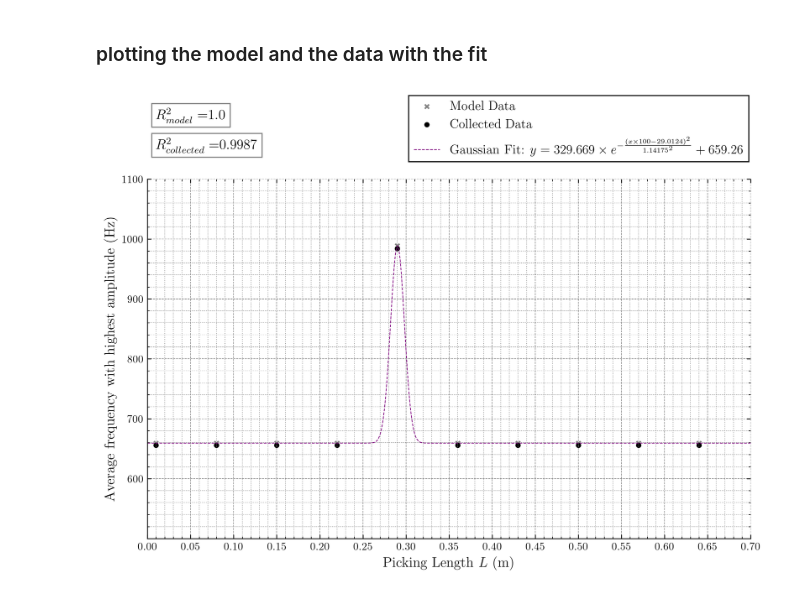
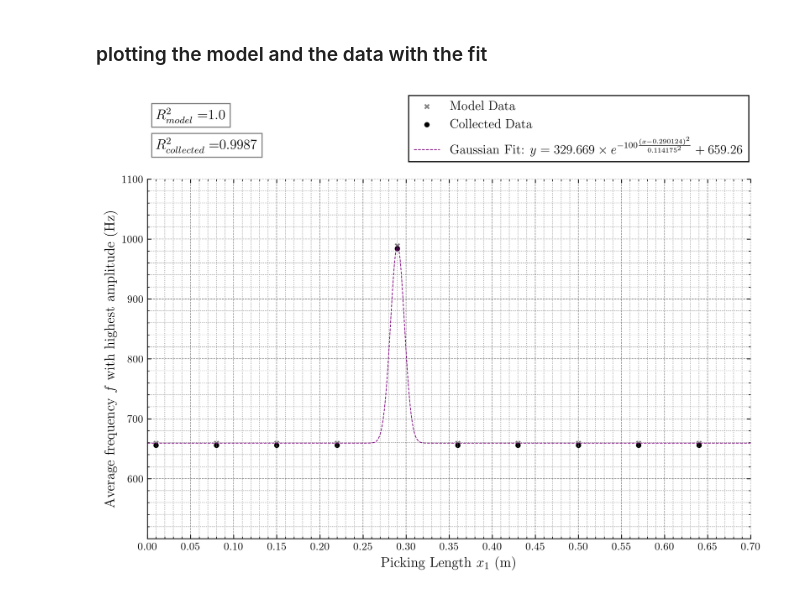
Before and after one commit to peteseta/physics-ia, a Jupyter notebook: plots/data figs.ipynb, the cells around one changed output. Cells and saved outputs as stored; diff of their text form; code cells hidden in the pictures.

```diff
--- a/plots/data figs.ipynb
+++ b/plots/data figs.ipynb
@@ -25,7 +25,7 @@ collected_y = collected_data_df['Average frequency with highest intensity (Hz)']
 
 # Define the Gaussian function
 def gaussian(x):
-    return 329.669 * np.exp(-((x * 100 - 29.0124) ** 2) / (1.14175 ** 2)) + 659.26
+    return 329.669 * np.exp(-100*((x - 0.290124) ** 2) / (0.114175 ** 2)) + 659.26
 
 # Generate x values for plotting the Gaussian curve
 x_values = np.linspace(0, 0.7, 500)
@@ -42,13 +42,13 @@ plt.scatter(model_x, model_y, label='Model Data', marker='x', color='grey', s=15
 plt.scatter(collected_x, collected_y, label='Collected Data', marker='o', color='black', s=15)
 
 # Gaussian line of best fit
-gaussian_eq = r"$y = 329.669 \times e^{-\frac{(x \times 100 - 29.0124)^2}{1.14175^2}} + 659.26$"
+gaussian_eq = r"$y = 329.669 \times e^{-100\frac{(x - 0.290124)^2}{0.114175^2}} + 659.26$"
 plt.plot(x_values, y_values, label=f'Gaussian Fit: {gaussian_eq}', linestyle='--', color='purple', linewidth=0.7)
 
 
 # Axis Labels and Title
-plt.xlabel('Picking Length $L$ (m)', fontsize=13)
-plt.ylabel('Average frequency with highest amplitude (Hz)', fontsize=13)
+plt.xlabel('Picking Length $x_1$ (m)', fontsize=13)
+plt.ylabel('Average frequency $f$ with highest amplitude (Hz)', fontsize=13)
 # plt.title('Comparison of Model and Collected Data', fontsize=14)
 
 # Axis limits
@@ -63,31 +63,31 @@ plt.minorticks_on()
 # Grid settings to mimic LaTeX style
 plt.grid(which='both', linestyle='--', linewidth='0.5', color='gray')
 plt.grid(which='minor', linestyle=':', linewidth='0.5', color='gray')
 
 # Remove top and right spines to mimic LaTeX/pgfplots style
 ax = plt.gca()
 ax.spines['top'].set_visible(False)
 ax.spines['right'].set_visible(False)
 ax.tick_params(axis='both', which='major', labelsize=10)
 
 # Ticks inside the plot area
 ax.tick_params(axis='both', which='both', direction='in', top=True, right=True)
 
 # Legend
 plt.legend(fontsize=12, edgecolor='black', facecolor='white', framealpha=1,
            fancybox=False, loc='upper center', bbox_to_anchor=(0.715, 1.25))
 
 
 # correlation
 model_r2 = 1.0
 collected_r2 = 0.9987
 plt.text(0.01, 1200, r'$R^2_{model}=$' + str(model_r2), fontsize=13,
          bbox=dict(facecolor='white', edgecolor='grey', boxstyle='square,pad=0.3'))
 plt.text(0.01, 1150, r'$R^2_{collected}=$' + str(collected_r2), fontsize=13,
          bbox=dict(facecolor='white', edgecolor='grey', boxstyle='square,pad=0.3'))
 
 
 # Show the plot
 plt.show()
 # %% [output]
-[figure, old version]
+[figure, new version]
```
Also changed, not shown: parts of 2 cells of this notebook, 5 other files.
